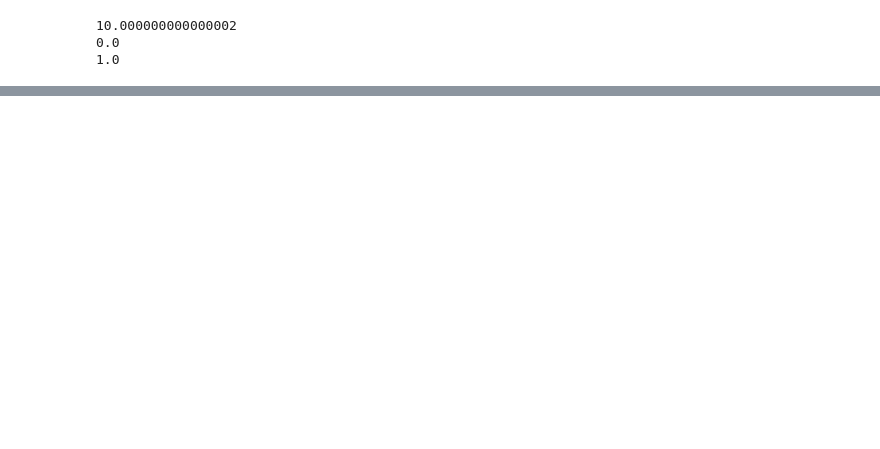
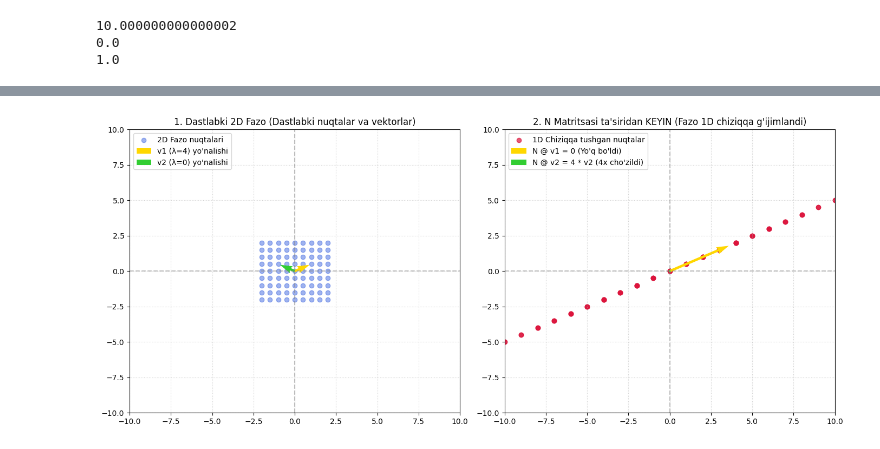
Before and after one commit to sevaradevoloper/22.08, a Jupyter notebook: Untitled57.ipynb, the cells around one changed output, grey strips where cells are left out. Cells and saved outputs as stored; diff of their text form; code cells hidden in the pictures; blank space fills up the shorter version.

```diff
--- a/Untitled57.ipynb
+++ b/Untitled57.ipynb
@@ -446,0 +503,63 @@ print(det_C)
+# %%
+import numpy as np
+import matplotlib.pyplot as plt
+
+# Matritsani aniqlaymiz
+N = np.array([[2, 4],
+              [1, 2]])
+
+# Eigenvalues va Eigenvectors
+eigenvalues, eigenvectors = np.linalg.eig(N)
+v1 = eigenvectors[:, 0]  # lambda = 0 ga mos eigenvector
+v2 = eigenvectors[:, 1]  # lambda = 4 ga mos eigenvector
+
+# Test uchun panjara (grid) nuqtalarini yaratamiz
+x = np.linspace(-2, 2, 9)
+y = np.linspace(-2, 2, 9)
+X, Y = np.meshgrid(x, y)
+points = np.vstack([X.ravel(), Y.ravel()])
+
+# Matritsa ta'siridan keyingi yangi nuqtalar (N @ points)
+transformed_points = N @ points
+
+# Grafik chizish
+fig, axes = plt.subplots(1, 2, figsize=(14, 6))
+
+# --- 1-GRAFIK: Transformatisyadan OLDIN ---
+ax1 = axes[0]
+ax1.scatter(points[0, :], points[1, :], color='royalblue', alpha=0.5, label='2D Fazo nuqtalari')
+# Eigenvector yo'nalishlari
+ax1.quiver(0, 0, v1[0], v1[1], angles='xy', scale_units='xy', scale=1, color='gold', linewidth=2, label=f'v1 (λ={eigenvalues[0]:.0f}) yo\'nalishi')
+ax1.quiver(0, 0, v2[0], v2[1], angles='xy', scale_units='xy', scale=1, color='limegreen', linewidth=2, label=f'v2 (λ={eigenvalues[1]:.0f}) yo\'nalishi')
+
+ax1.set_xlim(-10, 10)
+ax1.set_ylim(-10, 10)
+ax1.axhline(0, color='grey', linestyle='--', alpha=0.5)
+ax1.axvline(0, color='grey', linestyle='--', alpha=0.5)
+ax1.grid(True, linestyle=':', alpha=0.6)
+ax1.set_title("1. Dastlabki 2D Fazo (Dastlabki nuqtalar va vektorlar)", fontsize=12)
+ax1.legend(loc='upper left')
+
+# --- 2-GRAFIK: Transformatisyadan KEYIN (N @ v) ---
+ax2 = axes[1]
+ax2.scatter(transformed_points[0, :], transformed_points[1, :], color='crimson', alpha=0.7, label='1D Chiziqqa tushgan nuqtalar')
+
+# O'zgargan Eigenvectorlar
+v1_transformed = N @ v1
+v2_transformed = N @ v2
+
+ax2.quiver(0, 0, v1_transformed[0], v1_transformed[1], angles='xy', scale_units='xy', scale=1, color='gold', linewidth=2, label='N @ v1 = 0 (Yo\'q bo\'ldi)')
+ax2.quiver(0, 0, v2_transformed[0], v2_transformed[1], angles='xy', scale_units='xy', scale=1, color='limegreen', linewidth=2, label='N @ v2 = 4 * v2 (4x cho\'zildi)')
+
+ax2.set_xlim(-10, 10)
+ax2.set_ylim(-10, 10)
+ax2.axhline(0, color='grey', linestyle='--', alpha=0.5)
+ax2.axvline(0, color='grey', linestyle='--', alpha=0.5)
+ax2.grid(True, linestyle=':', alpha=0.6)
+ax2.set_title("2. N Matritsasi ta'siridan KEYIN (Fazo 1D chiziqqa g'ijimlandi)", fontsize=12)
+ax2.legend(loc='upper left')
+
+plt.tight_layout()
+plt.show()
+# %% [output]
+[figure, added]
```
Also changed, not shown: parts of 12 cells of this notebook.
